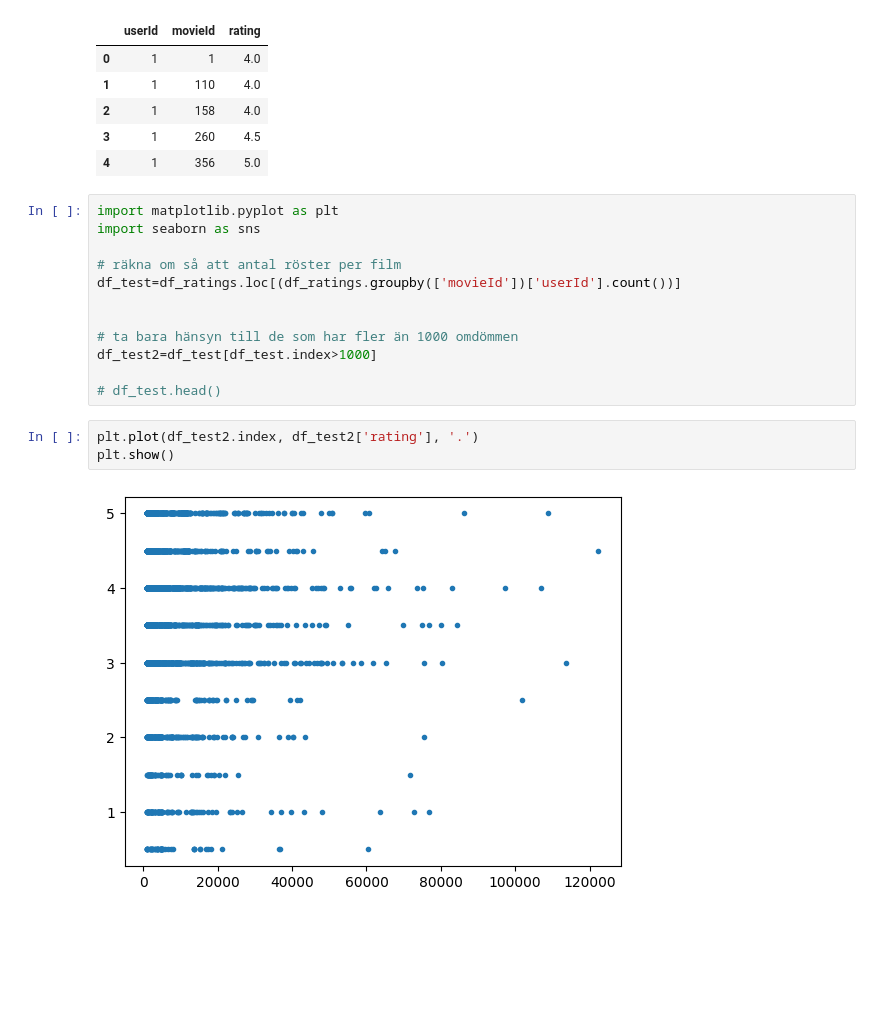
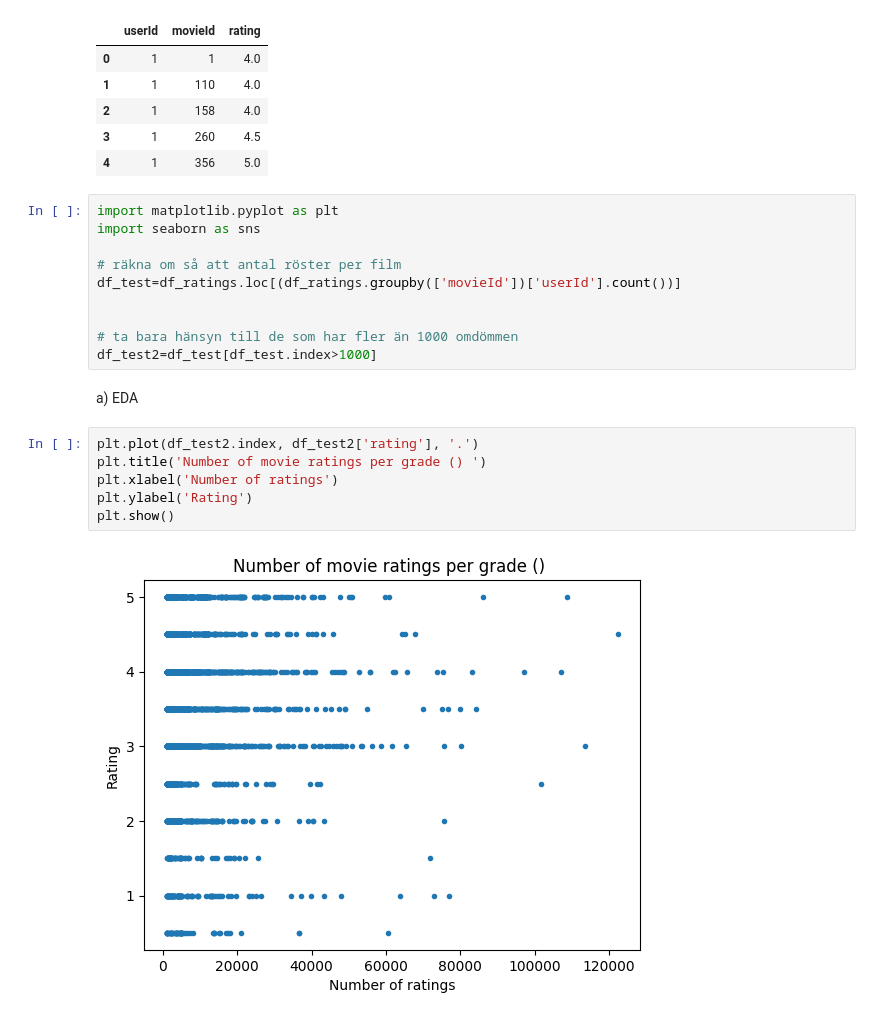
Before and after one commit to danlundh67/AI-recomend_predict, a Jupyter notebook: recommend.ipynb, the cells around one changed output. Drawn from its saved outputs; the diff is of its cells as text; blank space fills up the shorter version.

```diff
--- a/recommend.ipynb
+++ b/recommend.ipynb
@@ -119,10 +119,13 @@ df_test=df_ratings.loc[(df_ratings.groupby(['movieId'])['userId'].count())]
 
 # ta bara hänsyn till de som har fler än 1000 omdömmen
 df_test2=df_test[df_test.index>1000]
-
-# df_test.head()
+# %% [markdown]
+a)  EDA
 # %%
 plt.plot(df_test2.index, df_test2['rating'], '.')
+plt.title('Number of movie ratings per grade () ')
+plt.xlabel('Number of ratings')
+plt.ylabel('Rating')
 plt.show()
 # %% [output]
-[figure, old version]
+[figure, new version]
```
Also changed, not shown: parts of 14 cells of this notebook.
